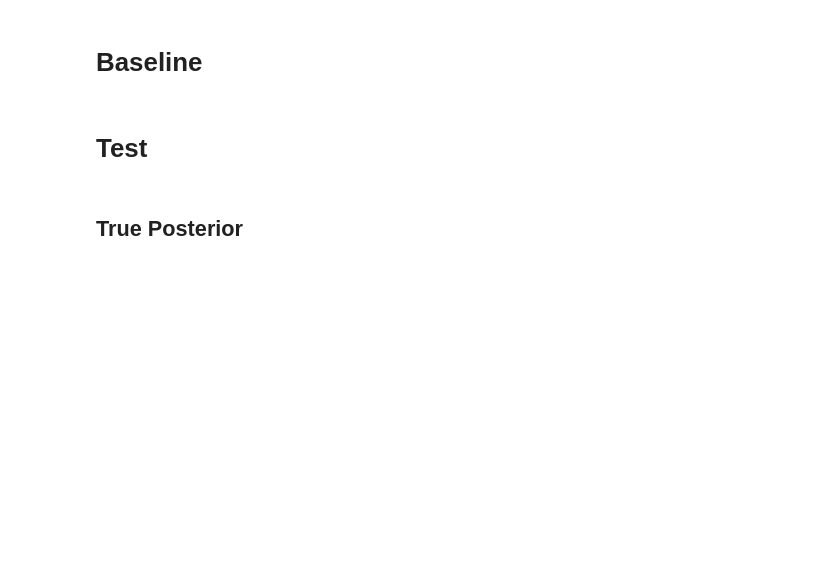
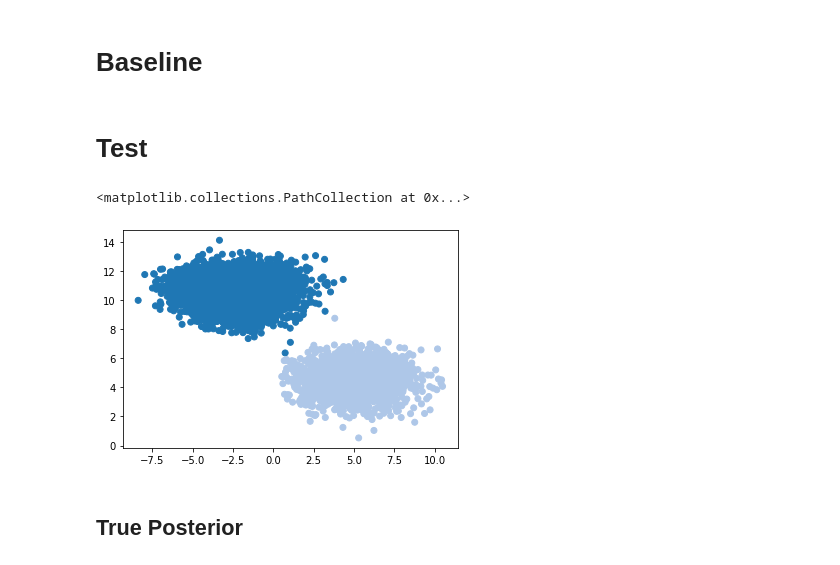
Before and after one commit to Dzeiberg/multiinstance, a Jupyter notebook: 47_DREM_2.ipynb, the cells around one changed output. Saved outputs shown, nothing was run; the diff lists cells and outputs as text; code cells hidden in the pictures; blank space fills up the shorter version.

```diff
--- a/47_DREM_2.ipynb
+++ b/47_DREM_2.ipynb
@@ -489,8 +487,16 @@ bags = generateBags(NBags,
                     pos_covs=componentInfo.posCovs,
                     neg_covs=componentInfo.negCovs,
                     NPos=NPos,NUnlabeled=NUnlabeled)
+# %%
+cmap = plt.get_cmap("tab20")
 # %%
 drem = DensityRatioEM(bags,NClusters)
+# %%
+r = np.random.choice(np.arange(len(bags)))
+plt.scatter(*bags[r].x_unlabeled.T,color=[cmap(i) for i in drem.bags[r].unlabeled_cluster_assignment])
+# %% [output]
+<matplotlib.collections.PathCollection at 0x...>
+[figure, added]
 # %% [markdown]
 ## True Posterior
 # %%
```
Also changed, not shown: parts of 17 cells of this notebook, 10 other files.
